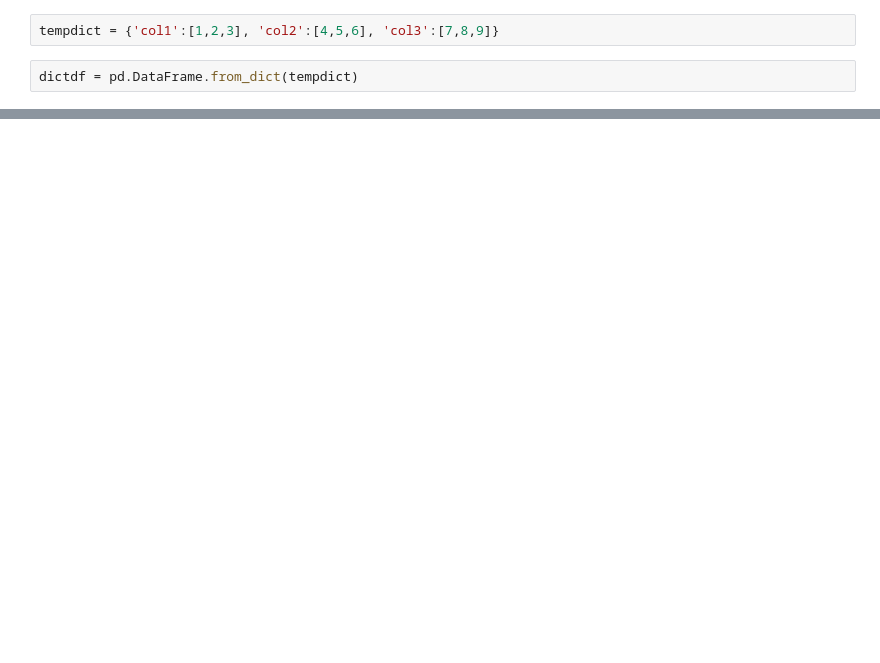
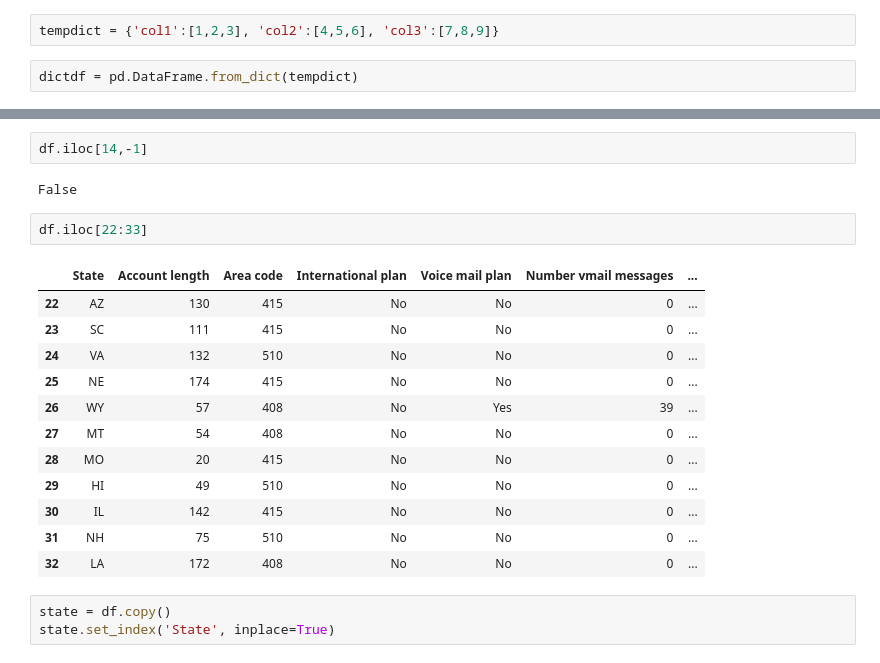
Before and after one commit to josilee/M01-Collaboration, a Jupyter notebook: Pandas.ipynb, the cells around one changed output, grey strips where cells are left out. Saved outputs shown, nothing was run; the diff lists cells and outputs as text; blank space fills up the shorter version.

```diff
--- a/Pandas.ipynb
+++ b/Pandas.ipynb
@@ -26,0 +203,22 @@ df.
+# %%
+df.iloc[14,-1]
+# %% [output]
+False
+# %%
+df.iloc[22:33]
+# %% [output]
+|  | State | Account length | Area code | International plan | Voice mail plan | Number vmail messages | ... |
+| 22 | AZ | 130 | 415 | No | No | 0 | ... |
+| 23 | SC | 111 | 415 | No | No | 0 | ... |
+| 24 | VA | 132 | 510 | No | No | 0 | ... |
+| 25 | NE | 174 | 415 | No | No | 0 | ... |
+| 26 | WY | 57 | 408 | No | Yes | 39 | ... |
+| 27 | MT | 54 | 408 | No | No | 0 | ... |
+| 28 | MO | 20 | 415 | No | No | 0 | ... |
+| 29 | HI | 49 | 510 | No | No | 0 | ... |
+| 30 | IL | 142 | 415 | No | No | 0 | ... |
+| 31 | NH | 75 | 510 | No | No | 0 | ... |
+| 32 | LA | 172 | 408 | No | No | 0 | ... |
+# %%
+state = df.copy()
+state.set_index('State', inplace=True)
```
Also changed, not shown: parts of 18 cells of this notebook.
